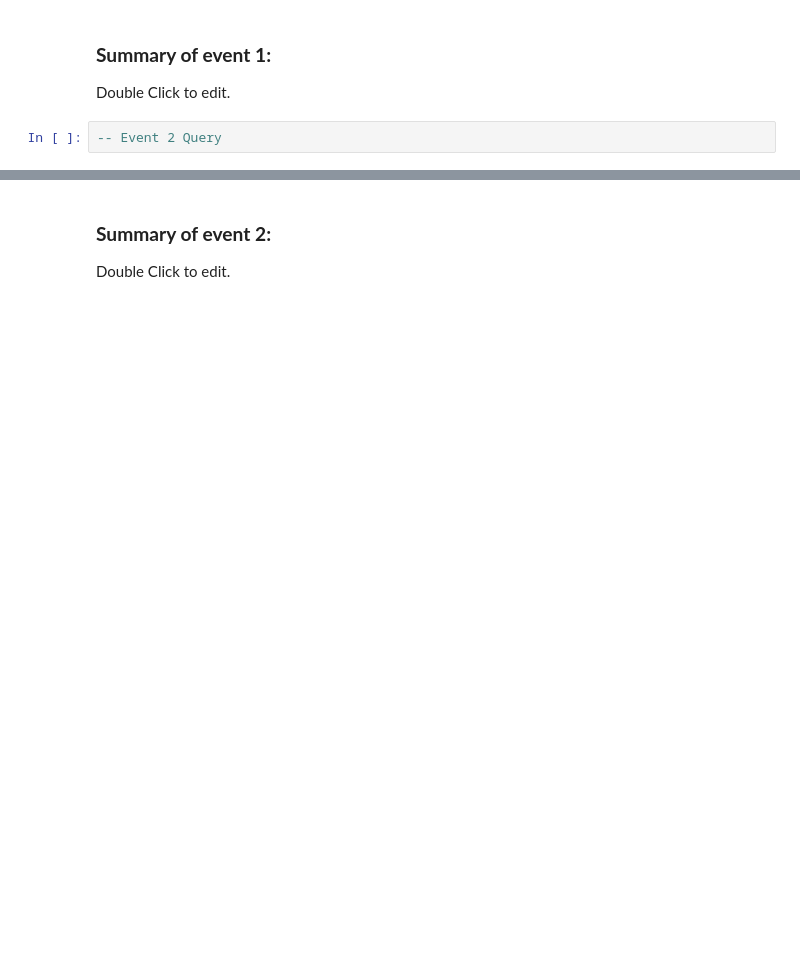
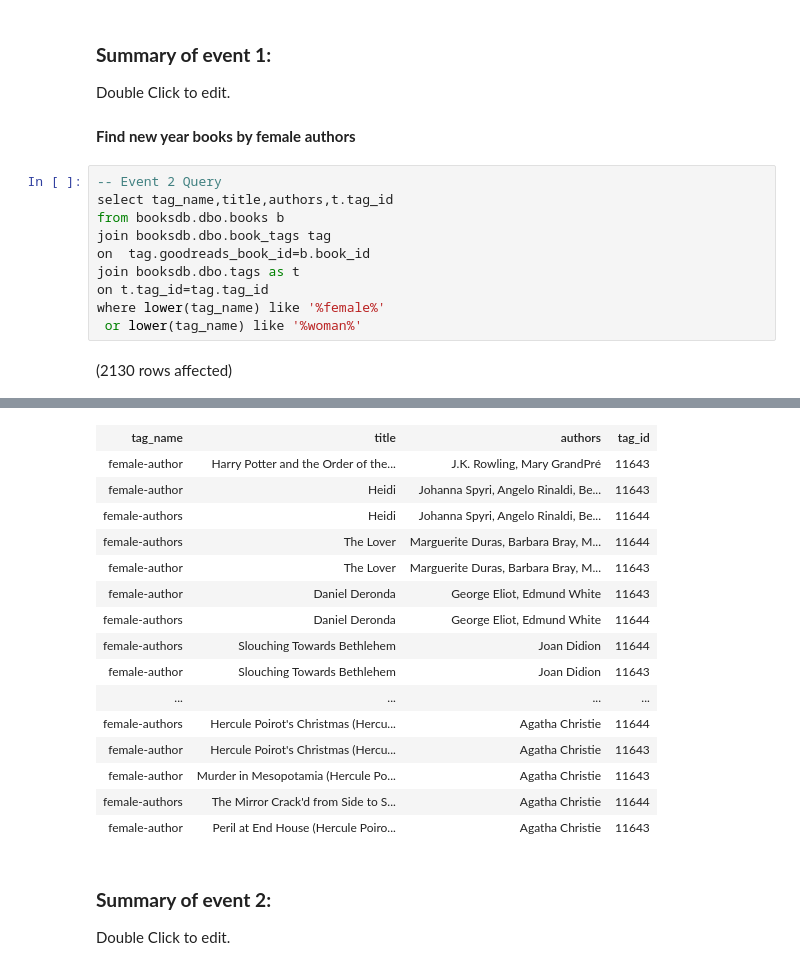
Before and after one commit to KavVij/SQL-Part-3-Studio_Kav, a Jupyter notebook: SQL-Part-3-Studio.ipynb, the cells around one changed output, grey strips where cells are left out. Drawn from its saved outputs; the diff is of its cells as text; blank space fills up the shorter version.

```diff
--- a/SQL-Part-3-Studio.ipynb
+++ b/SQL-Part-3-Studio.ipynb
@@ -101,5 +187,17 @@ For each event write at least one query that joins any two tables in the BooksDB
 ### **Summary of event 1:**
 
 Double Click to edit.
-# %%
--- Event 2 Query
+# %% [markdown]
+**Find new year books by female authors**
+# %%
+-- Event 2 Query
+select tag_name,title,authors,t.tag_id
+from booksdb.dbo.books b
+join booksdb.dbo.book_tags tag
+on  tag.goodreads_book_id=b.book_id
+join booksdb.dbo.tags as t
+on t.tag_id=tag.tag_id
+where lower(tag_name) like '%female%'
+ or lower(tag_name) like '%woman%'
+# %% [output]
+(2130 rows affected)
@@ -106,3 +205,19 @@ Double Click to edit.
+| tag_name | title | authors | tag_id |
+| female-author | Harry Potter and the Order of the... | J.K. Rowling, Mary GrandPré | 11643 |
+| female-author | Heidi | Johanna Spyri, Angelo Rinaldi, Be... | 11643 |
+| female-authors | Heidi | Johanna Spyri, Angelo Rinaldi, Be... | 11644 |
+| female-authors | The Lover | Marguerite Duras, Barbara Bray, M... | 11644 |
+| female-author | The Lover | Marguerite Duras, Barbara Bray, M... | 11643 |
+| female-author | Daniel Deronda | George Eliot, Edmund White | 11643 |
+| female-authors | Daniel Deronda | George Eliot, Edmund White | 11644 |
+| female-authors | Slouching Towards Bethlehem | Joan Didion | 11644 |
+| female-author | Slouching Towards Bethlehem | Joan Didion | 11643 |
+| ... | ... | ... | ... |
+| female-authors | Hercule Poirot's Christmas (Hercu... | Agatha Christie | 11644 |
+| female-author | Hercule Poirot's Christmas (Hercu... | Agatha Christie | 11643 |
+| female-author | Murder in Mesopotamia (Hercule Po... | Agatha Christie | 11643 |
+| female-authors | The Mirror Crack'd from Side to S... | Agatha Christie | 11644 |
+| female-author | Peril at End House (Hercule Poiro... | Agatha Christie | 11643 |
 # %% [markdown]
 ### **Summary of event 2:**
 
```
Also changed, not shown: parts of 15 cells of this notebook.
